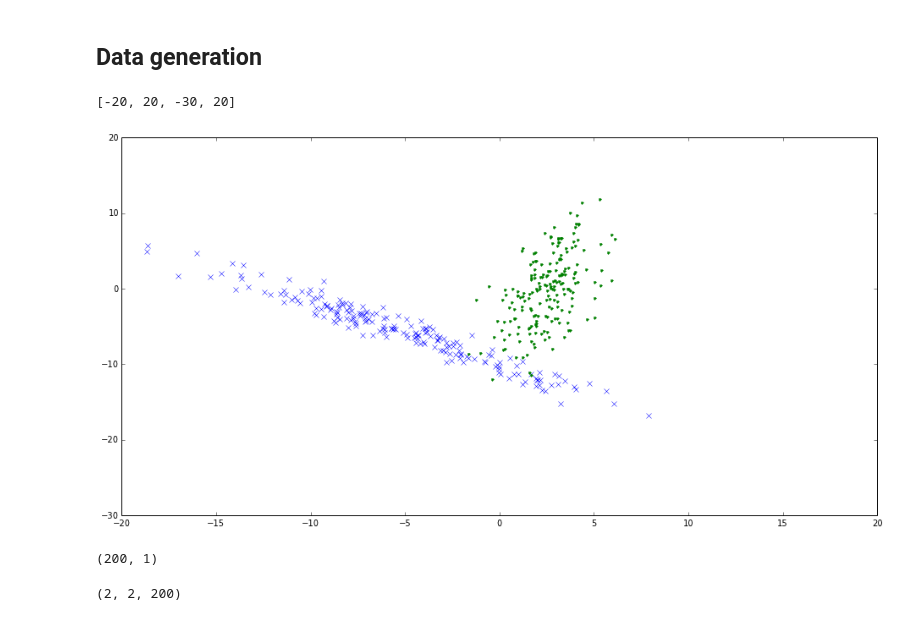
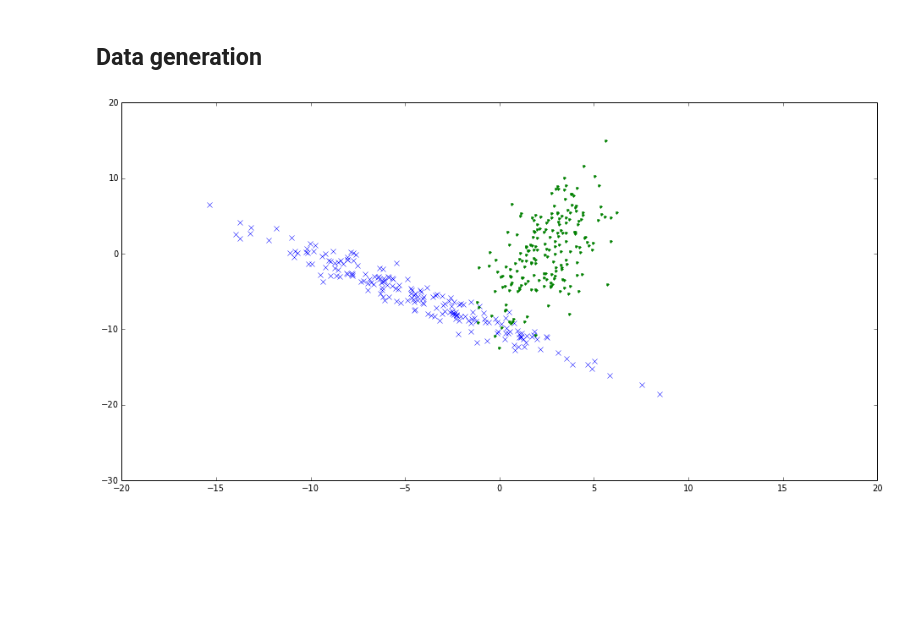
Before and after one commit to matttrent/machine-learning, a Jupyter notebook: logistic-classifier.ipynb, the cells around one changed output. Saved outputs shown, nothing was run; the diff lists cells and outputs as text; code cells hidden in the pictures; blank space fills up the shorter version.

Commit message:
Further reformatting
datasets now define as parameter dicts
single method to merge data and visualize the classification space

```diff
--- a/logistic-classifier.ipynb
+++ b/logistic-classifier.ipynb
@@ -42,22 +14,45 @@ def gen_data2( npoints ):
+# %%
+def gen_gauss_data( cent, std, angle=0, npoints=200 ):
+
+    # generate normally distributed random points with std, but at zero
+    rx = np.random.normal( 0, std[0], npoints )
+    ry = np.random.normal( 0, std[1], npoints )
+
+    # reformat to column vector
+    rx = rx[:,np.newaxis]
+    ry = ry[:,np.newaxis]
+
+    # rotate points
+    theta = math.radians( angle )
+    rx2 = rx * np.cos( theta ) - ry * np.sin( theta )
+    ry2 = rx * np.sin( theta ) + ry * np.cos( theta )
+
+    # offset center
+    rx2 += cent[0]
+    ry2 += cent[1]
+
+    return np.c_[ rx2, ry2 ]
+# %%
+gen_data1 = {
+    'cent':  (-5,-5),
+    'std':   (6,.8),
+    'angle': -45
+}
+# %%
+gen_data2 = {
+    'cent':  (2.5,0),
+    'std':   (5,1.25),
+    'angle': 80
+}
 # %%
-data1 = gen_data1( 200 )
-data2 = gen_data2( 200 )
+data1 = gen_gauss_data( **gen_data1 )
+data2 = gen_gauss_data( **gen_data2 )
 # %%
 plt.hold( True )
 #plt.plot( x, data1_map( x ) )
 plt.plot( data1[:,0], data1[:,1], 'x' )
 plt.plot( data2[:,0], data2[:,1], '.' )
 plt.axis( [ -20, 20, -30, 20 ] )
+plt.rcParams['figure.figsize'] = (16.0, 8.0)
 # %% [output]
-[-20, 20, -30, 20]
-[figure, old version]
+[figure, new version]
-# %%
-print data1[0][:,np.newaxis].shape
-# %% [output]
-(200, 1)
-# %%
-x = np.array( [ [ data1[0], data1[1], ],
-                [ data2[0], data2[1] ] ] )
-print x.shape
-# %% [output]
-(2, 2, 200)
```
Also changed, not shown: parts of 17 cells of this notebook.
